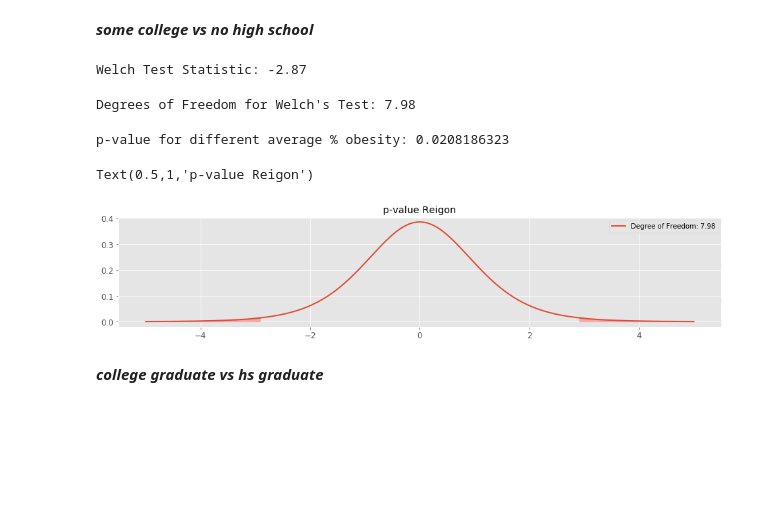
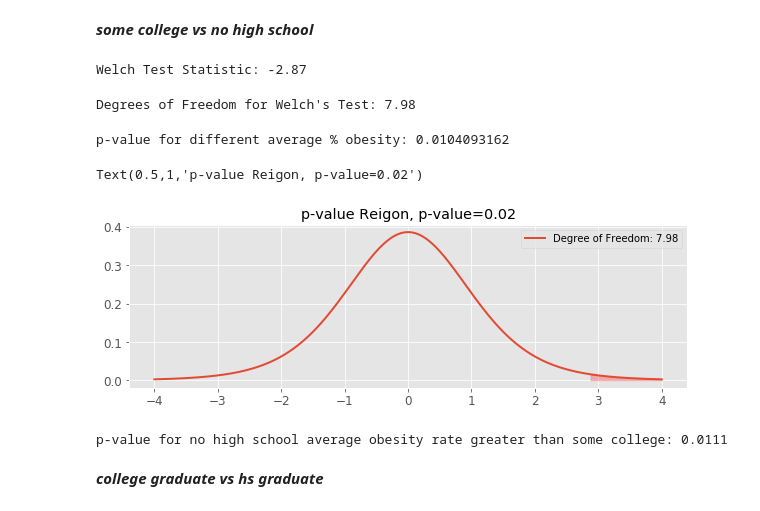
Before and after one commit to jiexiqu/obesityintheus, a Jupyter notebook: eda_hypothesis testing_clean.ipynb, the cells around one changed output. Cells and saved outputs as stored; diff of their text form; code cells hidden in the pictures; blank space fills up the shorter version.

```diff
--- a/eda_hypothesis testing_clean.ipynb
+++ b/eda_hypothesis testing_clean.ipynb
@@ -131,6 +131,10 @@ for i in range(2011, 2016):
 n_mean #the weighted mean for each year is: 27.4359, 27.8177, 28.3178, 29.0448, 29.0725
 # %% [output]
 [array([27.4]), array([27.7]), array([28.3]), array([28.9]), array([28.9])]
+# %%
+fig, ax = plt.subplots(1,1,figsize=(10,5))
+
+ax.plot()
 # %%
 #national mean across all years
 m = sum(n_mean)/len(n_mean)
@@ -177,7 +181,7 @@ Name: Data_Value, dtype: float64
 # 3 least obese states for years 2011 to 2015, weighted national avg for each year is marked in orange
 dfs = [state_2011, state_2013, state_2015]
 year = [2011, 2013, 2015]
-fig, axs = plt.subplots(1,3, figsize = (30,5))
+fig, axs = plt.subplots(1,3, figsize = (35,7))
 x = np.linspace(20, 37, num=16)
 
 for idx, ax in enumerate(axs.flatten()):
@@ -189,6 +193,7 @@ for idx, ax in enumerate(axs.flatten()):
     ax.set_xlabel('% Adult with Obesity (national mean: '+str(n_mean_odd[idx])+')', fontsize=25)
     mpl.rcParams['ytick.labelsize'] = 25
 
+mpl.rcParams["font.weight"] = 'normal'
 
 fig.tight_layout()
 # %% [output]
@@ -196,14 +201,14 @@ fig.tight_layout()
 # %%
 # 3 most obese states from 2011 to 2015, weighted national avg for each year is marked in orange
 #dfs = [state_2011, state_2012, state_2013, state_2014, state_2015]
-fig, axs = plt.subplots(1,3, figsize = (30,5))
+fig, axs = plt.subplots(1,3, figsize = (35,7))
 x = np.linspace(20, 37, num=16)
 n_mean_odd = n_mean[0:5:2]
 for idx, ax in enumerate(axs.flatten()):
     ax.barh(dfs[idx].iloc[-5:,0], dfs[idx].iloc[-5:,1], height=0.6, color='royalblue')
     ax.axvline(n_mean[idx], linestyle='--', color='orange', linewidth=4)
     ax.set_xlim(None, 40)
-    ax.set_title('3 Most Obese States, '+str(year[idx]), fontsize=30)
+    ax.set_title('5 Most Obese States, '+str(year[idx]), fontsize=30)
     mpl.rcParams['xtick.labelsize'] = 25
     ax.set_xlabel('% Adult with Obesity (national mean: '+str(n_mean_odd[idx])+')', fontsize=25)
     mpl.rcParams['ytick.labelsize'] = 25
@@ -212,6 +217,7 @@ for idx, ax in enumerate(axs.flatten()):
 
 
 
-
+mpl.rcParams["font.weight"] = 'normal'
+plt.savefig('mostobese')
 plt.tight_layout()
 # %% [output]
@@ -760,11 +766,15 @@ somecollege
 [35.8, 37.5, 32.5, 34.4, 35.2]
 # %% [markdown]
 ***some college vs no high school***
-# %%
-test_statistic_edul = welch_test_statistic(somecollege, nohs)
-print("Welch Test Statistic: {:2.2f}".format(test_statistic_edul))
-# %% [output]
-Welch Test Statistic: -2.87
+# %%
+#there is no difference in the average heights of kickflips performed by Nick and Matt.
+#null: there is no difference in the average obesity rate between technical school & high school graduate
+
+
+test_statistic_edul = welch_test_statistic(somecollege, nohs)
+print("Welch Test Statistic: {:2.2f}".format(test_statistic_edul))
+# %% [output]
+Welch Test Statistic: -2.87
 # %%
 df_edul = welch_satterhwaithe_df(somecollege, nohs)
 print("Degrees of Freedom for Welch's Test: {:2.2f}".format(df_edul))
@@ -773,22 +783,30 @@ Degrees of Freedom for Welch's Test: 7.98
 # %%
 students_edul = stats.t(df_edul)
 
-p_value_edul = students_edul.cdf(test_statistic_edul) + (1 - students_edul.cdf(-test_statistic_edul))
+#p_value_edul = students_edul.cdf(test_statistic_edul) + (1 - students_edul.cdf(-test_statistic_edul))
+p_value_edul = (1 - students_edul.cdf(-test_statistic_edul))
 print("p-value for different average % obesity: {:2.10f}".format(p_value_edul))
 # %% [output]
-p-value for different average % obesity: 0.0208186323
+p-value for different average % obesity: 0.0104093162
 # %%
-x = np.linspace(-5, 5, num=250)
+x = np.linspace(-4, 4, num=250)
 
-fig, ax = plt.subplots(1, figsize=(16, 3))
+fig, ax = plt.subplots(1, figsize=(10, 3))
 ax.plot(x, students_edul.pdf(x), linewidth=2, label="Degree of Freedom: {:2.2f}".format(df_edul))
 _ = ax.fill_between(x, students_edul.pdf(x), where=(x >= -test_statistic_edul), color="red", alpha=0.25)
-_ = ax.fill_between(x, students_edul.pdf(x), where=(x <= test_statistic_edul), color="red", alpha=0.25)
+#_ = ax.fill_between(x, students_edul.pdf(x), where=(x <= test_statistic_edul), color="red", alpha=0.25)
 ax.legend()
-ax.set_title("p-value Reigon")
+ax.set_title("p-value Reigon, p-value=0.02")
 # %% [output]
-Text(0.5,1,'p-value Reigon')
+Text(0.5,1,'p-value Reigon, p-value=0.02')
-[figure, old version]
+[figure, new version]
+# %%
+test_statistic = welch_test_statistic(nohs, somecollege)
+# print(test_statistic)
+p_value = 1 - students.cdf(test_statistic)
+print("p-value for no high school average obesity rate greater than some college: {:2.4f}".format(p_value))
+# %% [output]
+p-value for no high school average obesity rate greater than some college: 0.0111
 # %% [markdown]
 ***college graduate vs hs graduate***
 # %%
```
Also changed, not shown: parts of 11 cells of this notebook.
